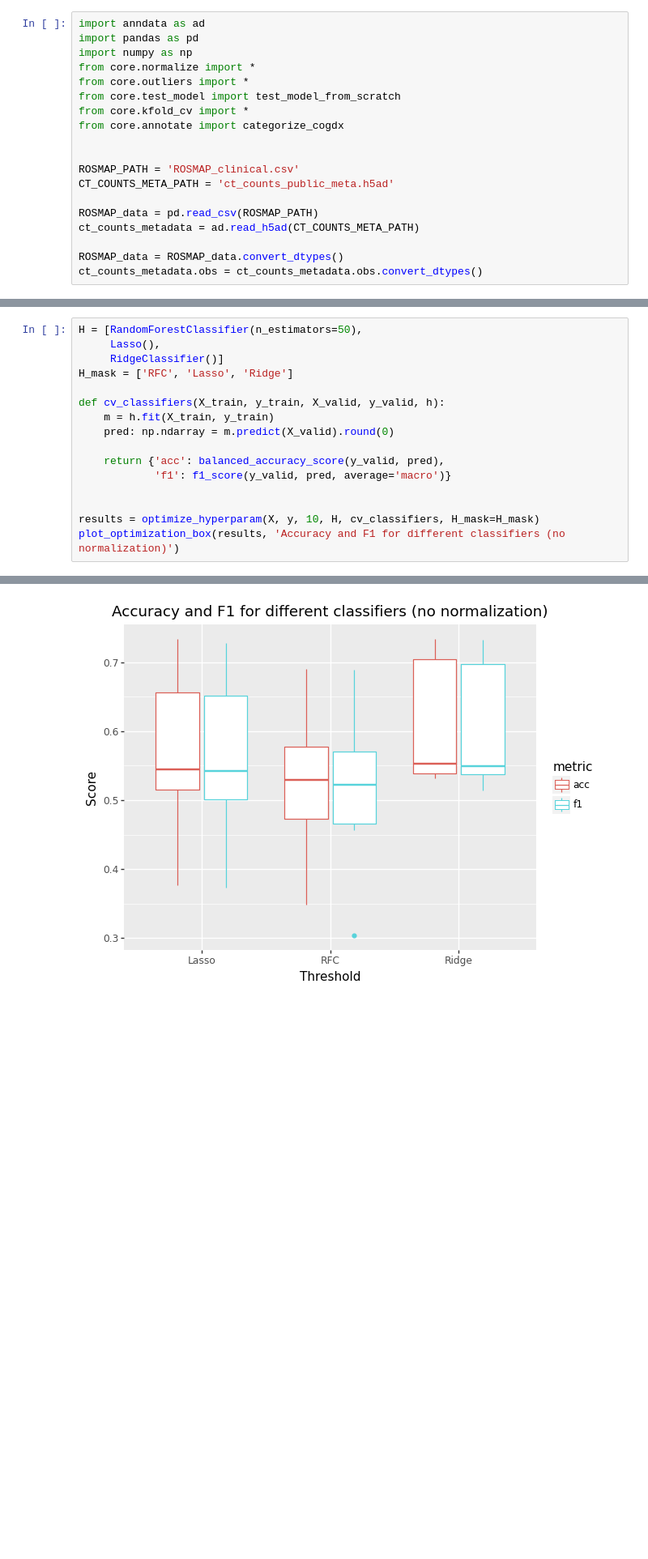
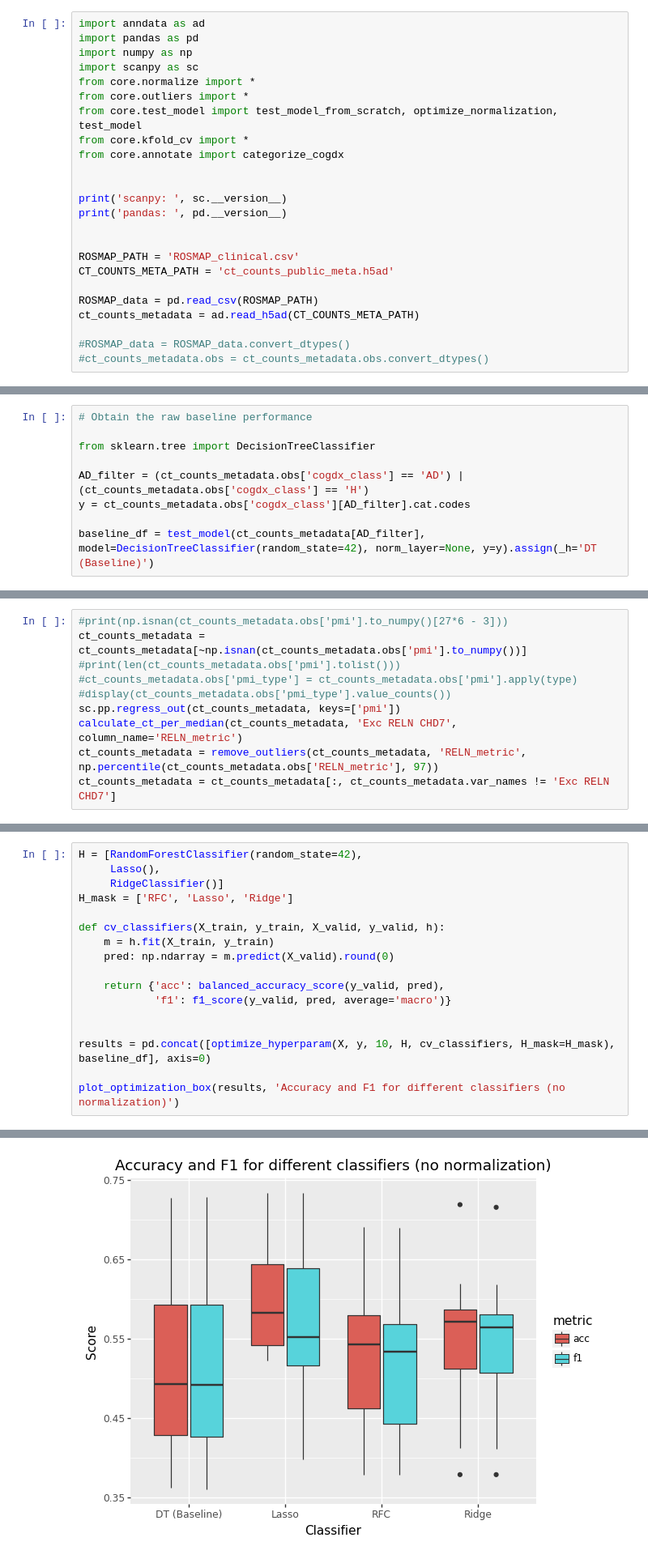
Before and after one commit to LuminousCodeGH/bsc-thesis-scripts, a Jupyter notebook: test_model.ipynb, the cells around one changed output, grey strips where cells are left out. Shown: that part at 81% size. Saved outputs shown, nothing was run; the diff lists cells and outputs as text; blank space fills up the shorter version.

Commit message:
Add hyperparm plots and fix regress out (REFACTOR NEEDED)

```diff
--- a/test_model.ipynb
+++ b/test_model.ipynb
@@ -2,11 +2,16 @@
 import anndata as ad
 import pandas as pd
 import numpy as np
+import scanpy as sc
 from core.normalize import *
 from core.outliers import *
-from core.test_model import test_model_from_scratch
+from core.test_model import test_model_from_scratch, optimize_normalization, test_model
 from core.kfold_cv import *
 from core.annotate import categorize_cogdx
+
+
+print('scanpy: ', sc.__version__)
+print('pandas: ', pd.__version__)
 
 
 ROSMAP_PATH = 'ROSMAP_clinical.csv'
@@ -15,5 +20,5 @@ CT_COUNTS_META_PATH = 'ct_counts_public_meta.h5ad'
 ROSMAP_data = pd.read_csv(ROSMAP_PATH)
 ct_counts_metadata = ad.read_h5ad(CT_COUNTS_META_PATH)
 
-ROSMAP_data = ROSMAP_data.convert_dtypes()
-ct_counts_metadata.obs = ct_counts_metadata.obs.convert_dtypes()
+#ROSMAP_data = ROSMAP_data.convert_dtypes()
+#ct_counts_metadata.obs = ct_counts_metadata.obs.convert_dtypes()
@@ -24,0 +30,9 @@ categorize_cogdx(ct_counts_metadata, {1: 'H', 2: 'M', 3: 'M', 4: 'AD', 5: 'AD',
+# %%
+# Obtain the raw baseline performance
+
+from sklearn.tree import DecisionTreeClassifier
+
+AD_filter = (ct_counts_metadata.obs['cogdx_class'] == 'AD') | (ct_counts_metadata.obs['cogdx_class'] == 'H')
+y = ct_counts_metadata.obs['cogdx_class'][AD_filter].cat.codes
+
+baseline_df = test_model(ct_counts_metadata[AD_filter], model=DecisionTreeClassifier(random_state=42), norm_layer=None, y=y).assign(_h='DT (Baseline)')
@@ -24,0 +57,10 @@ categorize_cogdx(ct_counts_metadata, {1: 'H', 2: 'M', 3: 'M', 4: 'AD', 5: 'AD',
+# %%
+#print(np.isnan(ct_counts_metadata.obs['pmi'].to_numpy()[27*6 - 3]))
+ct_counts_metadata = ct_counts_metadata[~np.isnan(ct_counts_metadata.obs['pmi'].to_numpy())]
+#print(len(ct_counts_metadata.obs['pmi'].tolist()))
+#ct_counts_metadata.obs['pmi_type'] = ct_counts_metadata.obs['pmi'].apply(type)
+#display(ct_counts_metadata.obs['pmi_type'].value_counts())
+sc.pp.regress_out(ct_counts_metadata, keys=['pmi'])
+calculate_ct_per_median(ct_counts_metadata, 'Exc RELN CHD7', column_name='RELN_metric')
+ct_counts_metadata = remove_outliers(ct_counts_metadata, 'RELN_metric', np.percentile(ct_counts_metadata.obs['RELN_metric'], 97))
+ct_counts_metadata = ct_counts_metadata[:, ct_counts_metadata.var_names != 'Exc RELN CHD7']
@@ -34,5 +82,5 @@ y = ct_counts_metadata.obs['cogdx_class'][AD_filter].cat.codes
 # %%
-H = [RandomForestClassifier(n_estimators=50),
+H = [RandomForestClassifier(random_state=42),
      Lasso(),
      RidgeClassifier()]
 H_mask = ['RFC', 'Lasso', 'Ridge']
@@ -45,6 +93,7 @@ def cv_classifiers(X_train, y_train, X_valid, y_valid, h):
             'f1': f1_score(y_valid, pred, average='macro')}
 
 
-results = optimize_hyperparam(X, y, 10, H, cv_classifiers, H_mask=H_mask)
+results = pd.concat([optimize_hyperparam(X, y, 10, H, cv_classifiers, H_mask=H_mask), baseline_df], axis=0)
+
 plot_optimization_box(results, 'Accuracy and F1 for different classifiers (no normalization)')
 # %% [output]
@@ -54 +104 @@ Starting iteration h=RidgeClassifier().......... Done!
-[figure, old version]
+[figure, new version]
```
Also changed, not shown: parts of 9 cells of this notebook, 1 other file.
